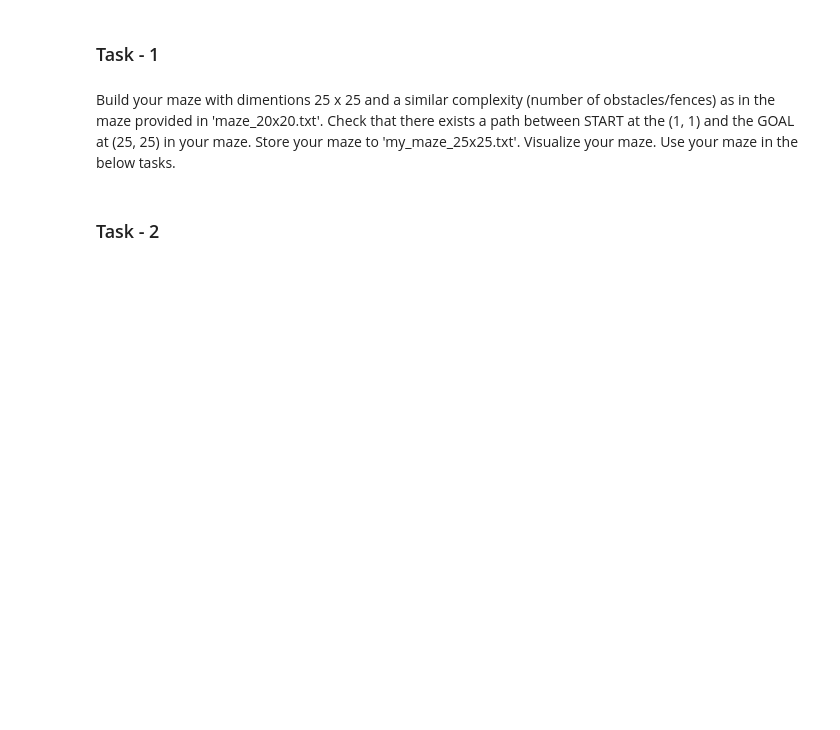
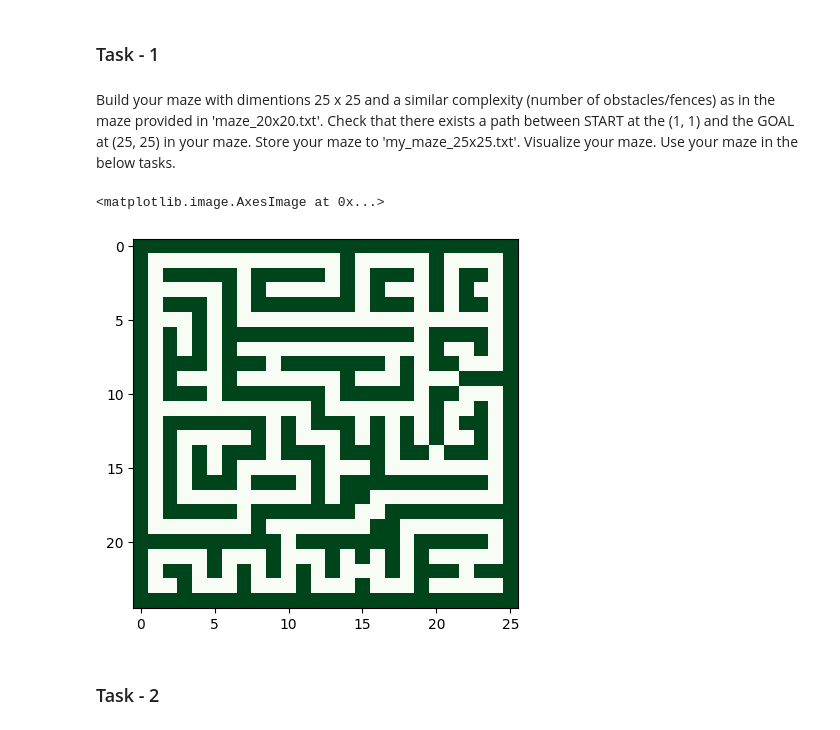
Before and after one commit to kavan-soni/252_260, a Jupyter notebook: CMPE252_SEC01_SP2023_HW01.ipynb, the cells around one changed output. Drawn from its saved outputs; the diff is of its cells as text; code cells hidden in the pictures; blank space fills up the shorter version.

```diff
--- a/CMPE252_SEC01_SP2023_HW01.ipynb
+++ b/CMPE252_SEC01_SP2023_HW01.ipynb
@@ -262,6 +265,11 @@ Build your maze with dimentions 25 x 25 and a similar complexity (number of obst
 as in the maze provided in 'maze_20x20.txt'. Check that there exists a path between START at the
 (1, 1) and the GOAL at (25, 25) in your maze. Store your maze to 'my_maze_25x25.txt'. Visualize your maze.
 Use your maze in the below tasks.
+# %%
+plt.imshow(build_maze("my_maze_25x25.txt"), cmap='Greens')
+# %% [output]
+<matplotlib.image.AxesImage at 0x...>
+[figure, added]
 # %% [markdown]
 ### Task - 2
 # %% [markdown]
```
Also changed, not shown: parts of 5 cells of this notebook, 5 other files.
